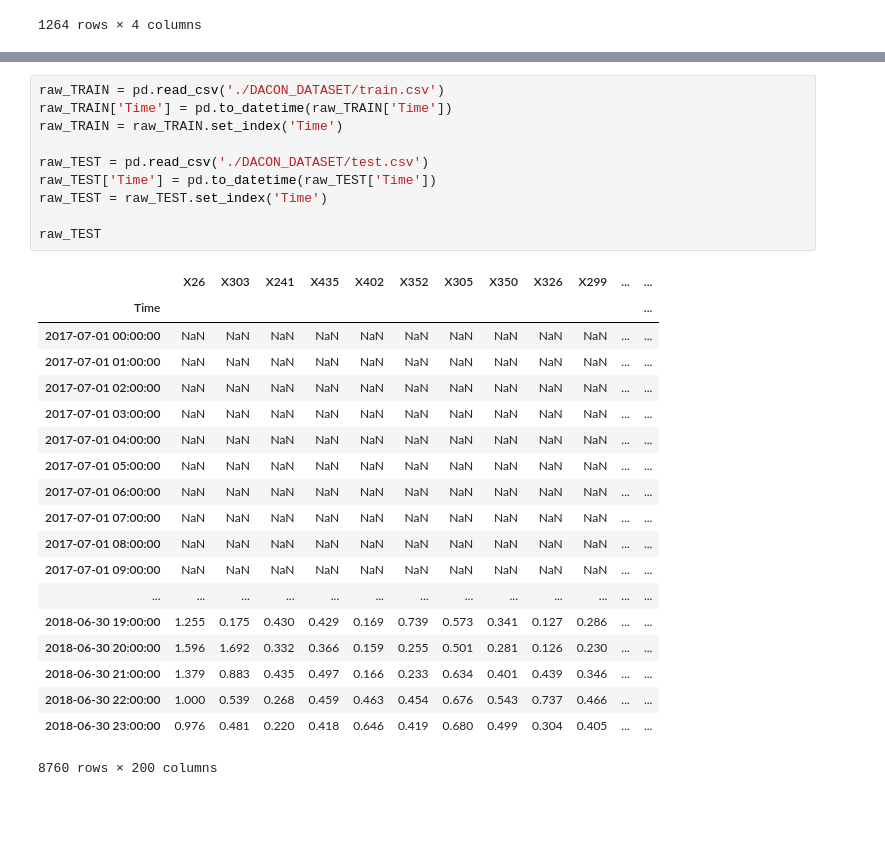
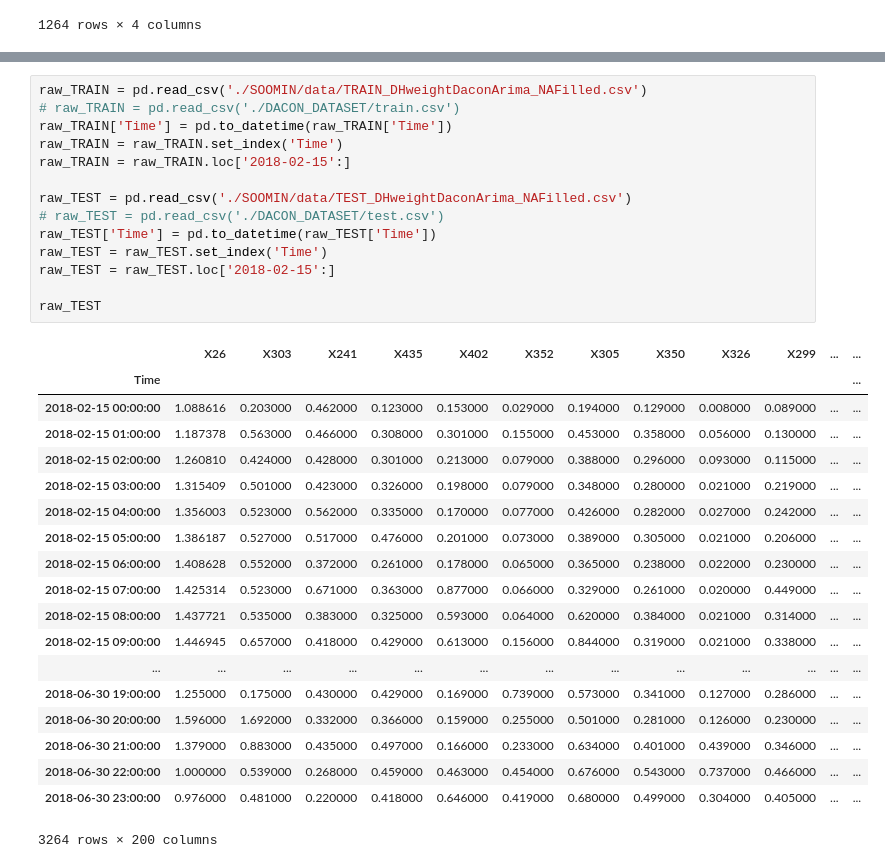
Before and after one commit to yagippi27/DACON_CONTEST_2019, a Jupyter notebook: SUHYUN/LSTM after clustering.ipynb, the cells around one changed output, grey strips where cells are left out. Drawn from its saved outputs; the diff is of its cells as text; blank space fills up the shorter version.

```diff
--- a/SUHYUN/LSTM after clustering.ipynb
+++ b/SUHYUN/LSTM after clustering.ipynb
@@ -46,30 +58,34 @@ cluster
 # %%
-raw_TRAIN = pd.read_csv('./DACON_DATASET/train.csv')
+raw_TRAIN = pd.read_csv('./SOOMIN/data/TRAIN_DHweightDaconArima_NAFilled.csv')
+# raw_TRAIN = pd.read_csv('./DACON_DATASET/train.csv')
 raw_TRAIN['Time'] = pd.to_datetime(raw_TRAIN['Time'])
 raw_TRAIN = raw_TRAIN.set_index('Time')
+raw_TRAIN = raw_TRAIN.loc['2018-02-15':]
 
-raw_TEST = pd.read_csv('./DACON_DATASET/test.csv')
+raw_TEST = pd.read_csv('./SOOMIN/data/TEST_DHweightDaconArima_NAFilled.csv')
+# raw_TEST = pd.read_csv('./DACON_DATASET/test.csv')
 raw_TEST['Time'] = pd.to_datetime(raw_TEST['Time'])
 raw_TEST = raw_TEST.set_index('Time')
+raw_TEST = raw_TEST.loc['2018-02-15':]
 
 raw_TEST
 # %% [output]
 |  | X26 | X303 | X241 | X435 | X402 | X352 | X305 | X350 | X326 | X299 | ... | ... |
 | Time |  |  |  |  |  |  |  |  |  |  |  | ... |
-| 2017-07-01 00:00:00 | NaN | NaN | NaN | NaN | NaN | NaN | NaN | NaN | NaN | NaN | ... | ... |
-| 2017-07-01 01:00:00 | NaN | NaN | NaN | NaN | NaN | NaN | NaN | NaN | NaN | NaN | ... | ... |
-| 2017-07-01 02:00:00 | NaN | NaN | NaN | NaN | NaN | NaN | NaN | NaN | NaN | NaN | ... | ... |
-| 2017-07-01 03:00:00 | NaN | NaN | NaN | NaN | NaN | NaN | NaN | NaN | NaN | NaN | ... | ... |
-| 2017-07-01 04:00:00 | NaN | NaN | NaN | NaN | NaN | NaN | NaN | NaN | NaN | NaN | ... | ... |
-| 2017-07-01 05:00:00 | NaN | NaN | NaN | NaN | NaN | NaN | NaN | NaN | NaN | NaN | ... | ... |
-| 2017-07-01 06:00:00 | NaN | NaN | NaN | NaN | NaN | NaN | NaN | NaN | NaN | NaN | ... | ... |
-| 2017-07-01 07:00:00 | NaN | NaN | NaN | NaN | NaN | NaN | NaN | NaN | NaN | NaN | ... | ... |
-| 2017-07-01 08:00:00 | NaN | NaN | NaN | NaN | NaN | NaN | NaN | NaN | NaN | NaN | ... | ... |
-| 2017-07-01 09:00:00 | NaN | NaN | NaN | NaN | NaN | NaN | NaN | NaN | NaN | NaN | ... | ... |
+| 2018-02-15 00:00:00 | 1.088616 | 0.203000 | 0.462000 | 0.123000 | 0.153000 | 0.029000 | 0.194000 | 0.129000 | 0.008000 | 0.089000 | ... | ... |
+| 2018-02-15 01:00:00 | 1.187378 | 0.563000 | 0.466000 | 0.308000 | 0.301000 | 0.155000 | 0.453000 | 0.358000 | 0.056000 | 0.130000 | ... | ... |
+| 2018-02-15 02:00:00 | 1.260810 | 0.424000 | 0.428000 | 0.301000 | 0.213000 | 0.079000 | 0.388000 | 0.296000 | 0.093000 | 0.115000 | ... | ... |
+| 2018-02-15 03:00:00 | 1.315409 | 0.501000 | 0.423000 | 0.326000 | 0.198000 | 0.079000 | 0.348000 | 0.280000 | 0.021000 | 0.219000 | ... | ... |
+| 2018-02-15 04:00:00 | 1.356003 | 0.523000 | 0.562000 | 0.335000 | 0.170000 | 0.077000 | 0.426000 | 0.282000 | 0.027000 | 0.242000 | ... | ... |
+| 2018-02-15 05:00:00 | 1.386187 | 0.527000 | 0.517000 | 0.476000 | 0.201000 | 0.073000 | 0.389000 | 0.305000 | 0.021000 | 0.206000 | ... | ... |
+| 2018-02-15 06:00:00 | 1.408628 | 0.552000 | 0.372000 | 0.261000 | 0.178000 | 0.065000 | 0.365000 | 0.238000 | 0.022000 | 0.230000 | ... | ... |
+| 2018-02-15 07:00:00 | 1.425314 | 0.523000 | 0.671000 | 0.363000 | 0.877000 | 0.066000 | 0.329000 | 0.261000 | 0.020000 | 0.449000 | ... | ... |
+| 2018-02-15 08:00:00 | 1.437721 | 0.535000 | 0.383000 | 0.325000 | 0.593000 | 0.064000 | 0.620000 | 0.384000 | 0.021000 | 0.314000 | ... | ... |
+| 2018-02-15 09:00:00 | 1.446945 | 0.657000 | 0.418000 | 0.429000 | 0.613000 | 0.156000 | 0.844000 | 0.319000 | 0.021000 | 0.338000 | ... | ... |
 | ... | ... | ... | ... | ... | ... | ... | ... | ... | ... | ... | ... | ... |
-| 2018-06-30 19:00:00 | 1.255 | 0.175 | 0.430 | 0.429 | 0.169 | 0.739 | 0.573 | 0.341 | 0.127 | 0.286 | ... | ... |
-| 2018-06-30 20:00:00 | 1.596 | 1.692 | 0.332 | 0.366 | 0.159 | 0.255 | 0.501 | 0.281 | 0.126 | 0.230 | ... | ... |
-| 2018-06-30 21:00:00 | 1.379 | 0.883 | 0.435 | 0.497 | 0.166 | 0.233 | 0.634 | 0.401 | 0.439 | 0.346 | ... | ... |
-| 2018-06-30 22:00:00 | 1.000 | 0.539 | 0.268 | 0.459 | 0.463 | 0.454 | 0.676 | 0.543 | 0.737 | 0.466 | ... | ... |
-| 2018-06-30 23:00:00 | 0.976 | 0.481 | 0.220 | 0.418 | 0.646 | 0.419 | 0.680 | 0.499 | 0.304 | 0.405 | ... | ... |
+| 2018-06-30 19:00:00 | 1.255000 | 0.175000 | 0.430000 | 0.429000 | 0.169000 | 0.739000 | 0.573000 | 0.341000 | 0.127000 | 0.286000 | ... | ... |
+| 2018-06-30 20:00:00 | 1.596000 | 1.692000 | 0.332000 | 0.366000 | 0.159000 | 0.255000 | 0.501000 | 0.281000 | 0.126000 | 0.230000 | ... | ... |
+| 2018-06-30 21:00:00 | 1.379000 | 0.883000 | 0.435000 | 0.497000 | 0.166000 | 0.233000 | 0.634000 | 0.401000 | 0.439000 | 0.346000 | ... | ... |
+| 2018-06-30 22:00:00 | 1.000000 | 0.539000 | 0.268000 | 0.459000 | 0.463000 | 0.454000 | 0.676000 | 0.543000 | 0.737000 | 0.466000 | ... | ... |
+| 2018-06-30 23:00:00 | 0.976000 | 0.481000 | 0.220000 | 0.418000 | 0.646000 | 0.419000 | 0.680000 | 0.499000 | 0.304000 | 0.405000 | ... | ... |
-8760 rows × 200 columns
+3264 rows × 200 columns
```
Also changed, not shown: parts of 17 cells of this notebook, 5 other files.
